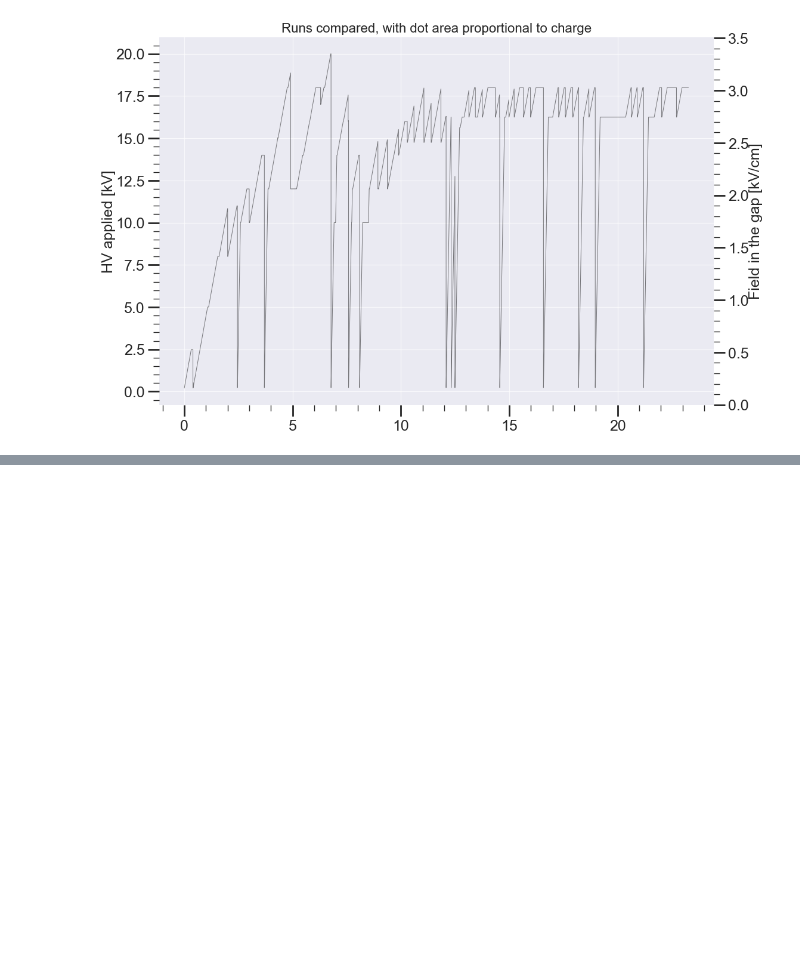
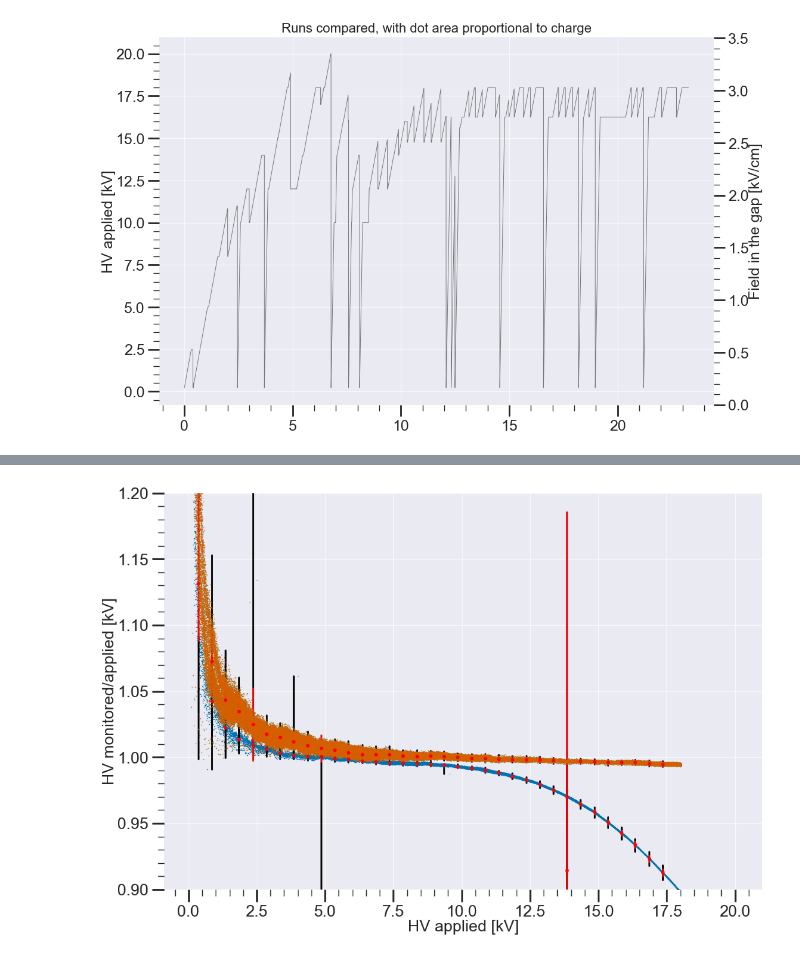
Before and after one commit to ejangelico/ad2-data-processing, a Jupyter notebook: notebooks/High voltage curve viewer.ipynb, the cells around one changed output, grey strips where cells are left out. Saved outputs shown, nothing was run; the diff lists cells and outputs as text; code cells hidden in the pictures; blank space fills up the shorter version.

```diff
--- a/notebooks/High voltage curve viewer.ipynb
+++ b/notebooks/High voltage curve viewer.ipynb
@@ -228,0 +233,75 @@ print(np.array(temp["t"])[0])
+# %%
+#Estimate the error in the applied voltage due to
+#inconsistency in the supply, control voltage, and otherwise
+#by using the vertical spread ratio of monitor/applied voltage
+
+fig, ax = plt.subplots()
+
+#for 40 kV glassmam
+
+v_a = []
+v_m = []
+for i, run in enumerate([7, 8, 9, 10]):
+    ana = anas[run]
+    ana.load_hv_textfiles()
+    rd = ana.ramp_data[ana.ramp_data["dac_conv"] == 4.0]
+    v_a += list(rd["v_app"])
+    v_m += list(rd["v_mon"])
+
+v_a_ratio = np.array([_ for _ in v_a if _ > 0.1])
+v_ratio = np.array([v_m[i]/v_a[i] for i in range(len(v_a)) if v_a[i] > 0.1])
+
+
+#bin the ratio data
+bins = np.arange(0.1, 18, 0.5)
+bin_centers = (bins[1:] + bins[:-1])/2
+stds_40k = []
+means_40k = []
+for i in range(len(bins)-1):
+    mask = (v_a_ratio > bins[i]) & (v_a_ratio < bins[i+1])
+    stds_40k.append(np.std(v_ratio[mask]))
+    means_40k.append(np.mean(v_ratio[mask]))
+    ax.plot([bin_centers[i], bin_centers[i]], [np.min(v_ratio[mask]), np.max(v_ratio[mask])], 'k-')
+
+
+ax.plot(v_a_ratio, v_ratio, 'o', markersize=1)
+ax.errorbar(bin_centers, means_40k, yerr=stds_40k, fmt='o', color='red')
+
+
+
+#for 75 kV glassmam
+
+v_a = []
+v_m = []
+for i, run in enumerate([7, 8, 9, 10]):
+    ana = anas[run]
+    ana.load_hv_textfiles()
+    rd = ana.ramp_data[ana.ramp_data["dac_conv"] == 7.485]
+    v_a += list(rd["v_app"])
+    v_m += list(rd["v_mon"])
+
+v_a_ratio = np.array([_ for _ in v_a if _ > 0.1])
+v_ratio = np.array([v_m[i]/v_a[i] for i in range(len(v_a)) if v_a[i] > 0.1])
+
+#bin the ratio data
+bins = np.arange(0.1, 18, 0.5)
+bin_centers = (bins[1:] + bins[:-1])/2
+stds_75k = []
+means_75k = []
+for i in range(len(bins)-1):
+    mask = (v_a_ratio > bins[i]) & (v_a_ratio < bins[i+1])
+    stds_75k.append(np.std(v_ratio[mask]))
+    means_75k.append(np.mean(v_ratio[mask]))
+    ax.plot([bin_centers[i], bin_centers[i]], [np.min(v_ratio[mask]), np.max(v_ratio[mask])], 'k-')
+
+
+ax.plot(v_a_ratio, v_ratio, 'o', markersize=1)
+ax.errorbar(bin_centers, means_75k, yerr=stds_75k, fmt='o', color='red')
+
+ax.plot(v_a_ratio, v_ratio, 'o', markersize=1)
+ax.set_xlabel("HV applied [kV]")
+ax.set_ylabel("HV monitored/applied [kV]")
+ax.set_ylim([0.9, 1.2])
+plt.show()
+# %% [output]
+[figure, added]
```
Also changed, not shown: parts of 5 cells of this notebook, 8 other files.
